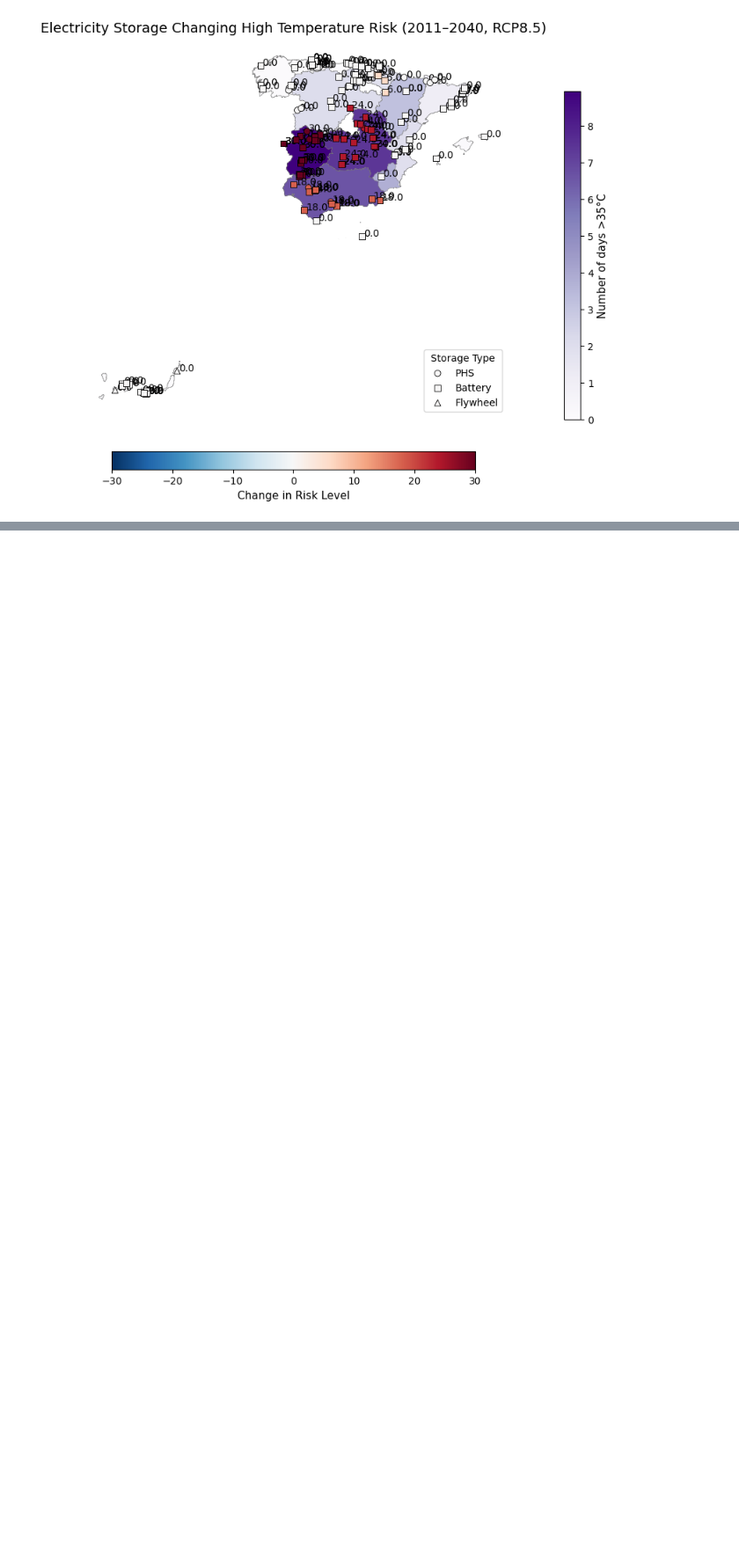
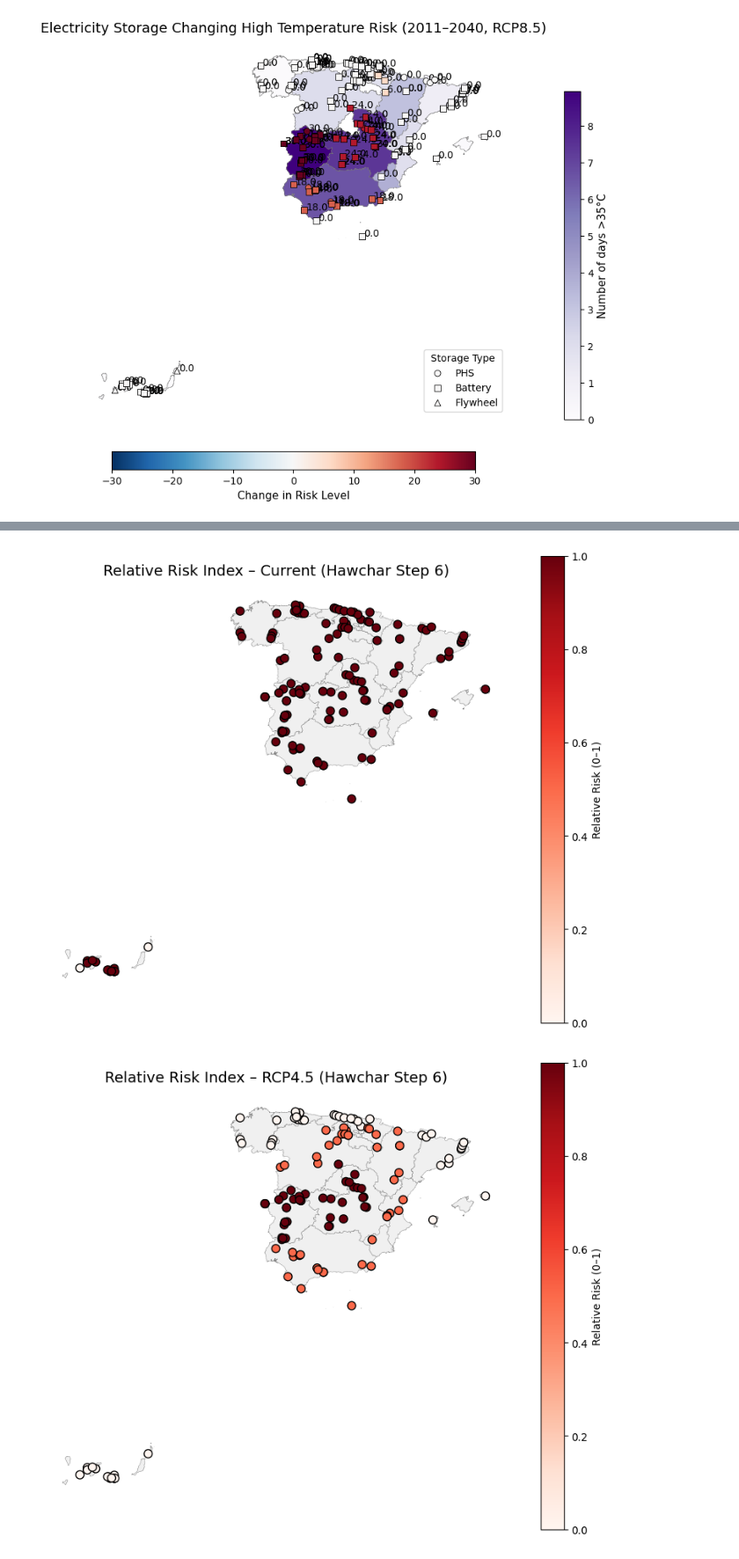
Before and after one commit to MariusMC8/Thesis-coding, a Jupyter notebook: Risk_ranking_maps.ipynb, the cells around one changed output, grey strips where cells are left out. Shown at 88% size. Saved outputs shown, nothing was run; the diff lists cells and outputs as text; code cells hidden in the pictures; blank space fills up the shorter version.

```diff
--- a/Risk_ranking_maps.ipynb
+++ b/Risk_ranking_maps.ipynb
@@ -593,0 +640,64 @@ plot_map(
+# %%
+#Function for plotting risk-ranking maps based on Hawchar et al (2020) step 6 (option A, no Mag - how much of an asset in a specific area)
+#Compute raw M_th(g)
+data['M_raw'] = (
+    data['Importance score'].astype(float) *
+    data['Vulnerability hot days >35C'].astype(float)
+)
+
+data['M_raw_RCP45'] = (
+    data['Importance score'] *
+    data['Future_vulnerability_score4.5']
+)
+
+data['M_raw_RCP85'] = (
+    data['Importance score'] *
+    data['Future_vulnerability_score8.5']
+)
+
+#Normalise M to get R_th(g)
+def normalise(series):
+    return (series - series.min()) / (series.max() - series.min())
+data['risk_relative_current'] = normalise(data['M_raw'])
+data['risk_relative_RCP45']  = normalise(data['M_raw_RCP45'])
+data['risk_relative_RCP85']  = normalise(data['M_raw_RCP85'])
+
+def plot_relative_risk(risk_col, title):
+    fig, ax = plt.subplots(figsize=(10, 8))
+
+    # Plot regions in light grey to highlight points
+    regions.plot(ax=ax, color="#f0f0f0", edgecolor="grey", linewidth=0.3)
+
+    # Points coloured by relative risk value 0–1
+    sc = ax.scatter(
+              data['lon'], data['lat'],
+              c=data[risk_col],
+              cmap='Reds',
+              s=60,
+              edgecolor='black'
+    )
+
+    cbar = fig.colorbar(sc, ax=ax)
+    cbar.set_label("Relative Risk (0–1)")
+
+    plt.title(title, fontsize=14)
+    plt.axis('off')
+    plt.show()
+
+plot_relative_risk(
+    'risk_relative_current',
+    'Relative Risk Index – Current (Hawchar Step 6)'
+)
+
+plot_relative_risk(
+    'risk_relative_RCP45',
+    'Relative Risk Index – RCP4.5 (Hawchar Step 6)'
+)
+
+plot_relative_risk(
+    'risk_relative_RCP85',
+    'Relative Risk Index – RCP8.5 (Hawchar Step 6)'
+)
+# %% [output]
+[figure, added]
+[figure, added]
```
Also changed, not shown: parts of 3 cells of this notebook.
